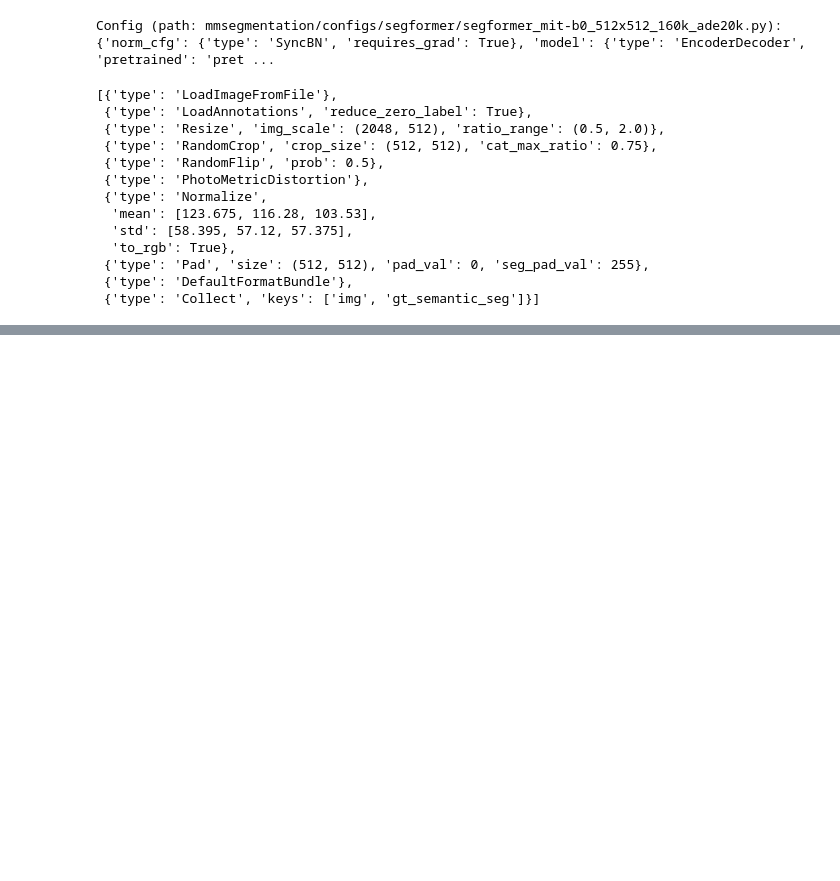
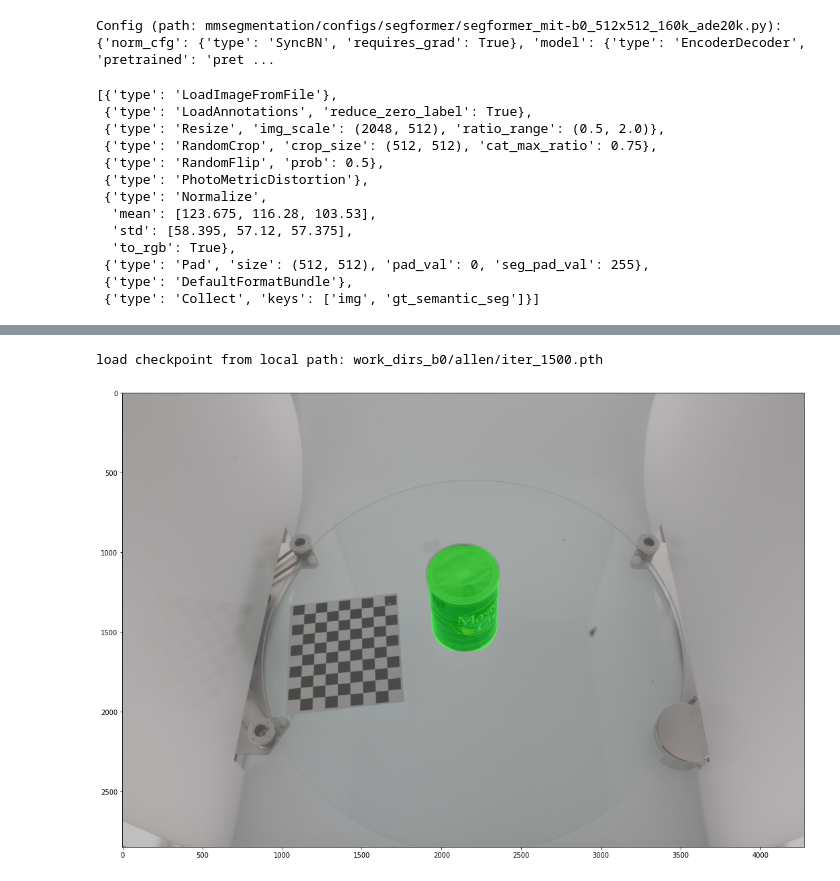
Before and after one commit to changhaonan/SStar, a Jupyter notebook: Untitled.ipynb, the cells around one changed output, grey strips where cells are left out. Drawn from its saved outputs; the diff is of its cells as text; code cells hidden in the pictures; blank space fills up the shorter version.

```diff
--- a/Untitled.ipynb
+++ b/Untitled.ipynb
@@ -155,12 +163,7 @@ cfg.seed = 0
 set_random_seed(0, deterministic=False)
 cfg.gpu_ids = range(1)
 # %%
-cfg.runner.max_iters = 200
+cfg.runner.max_iters = 1500
 cfg.log_config.interval = 10
 cfg.evaluation.interval = 50
 cfg.checkpoint_config.interval = 200
-# %%
-cfg.data.train.data_root = None
-cfg.data.train.img_dir = None
-cfg.data.train.ann_dir = None
-cfg.data.train
@@ -318 +236,16 @@ before_train_epoch:
+# %%
+from mmseg.apis import inference_segmentor, init_segmentor, show_result_pyplot
+
+# config_file = 'work_dirs_b0/allen/config_ycb.py'
+checkpoint_file = 'work_dirs_b0/allen/iter_1500.pth'
+model = init_segmentor(cfg, checkpoint_file, device='cpu')
+# %% [output]
+load checkpoint from local path: work_dirs_b0/allen/iter_1500.pth
+# %%
+img = img_list_test[20]
+result = inference_segmentor(model, img)
+# %%
+show_result_pyplot(model, img, result, palette)
+# %% [output]
+[figure, added]
 # %%
```
Also changed, not shown: parts of 17 cells of this notebook, 8 other files.
